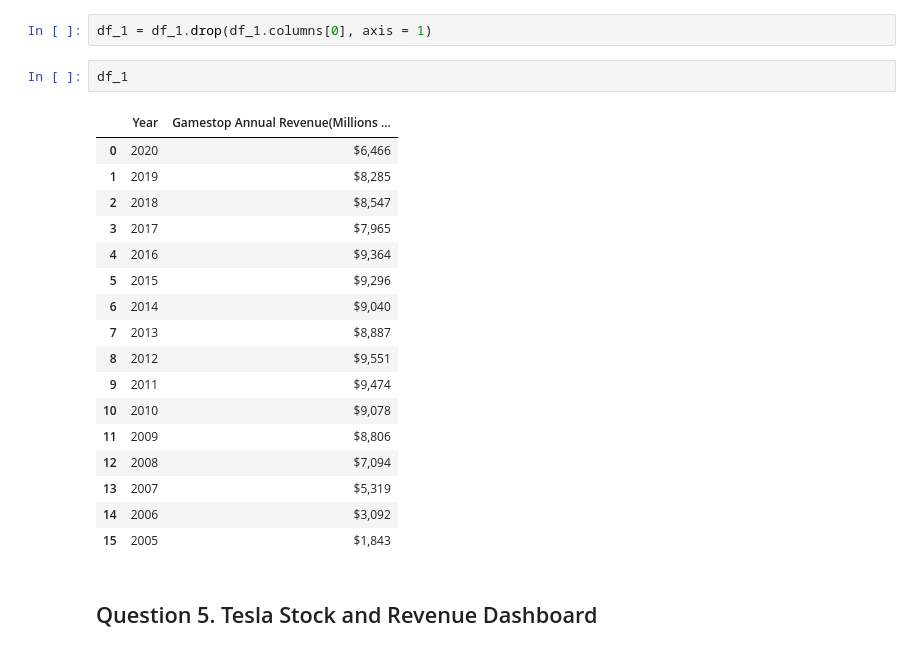
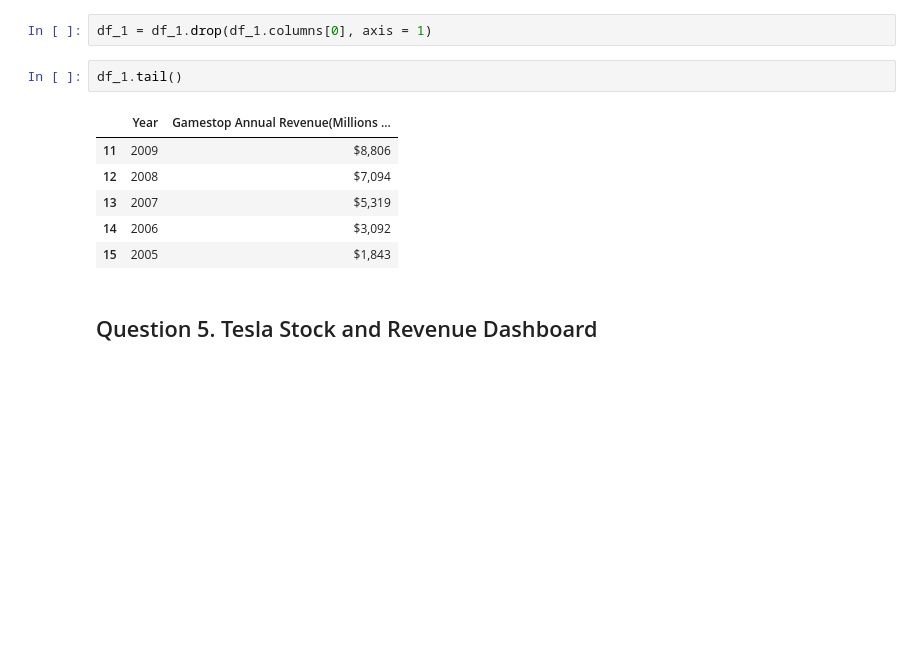
Before and after one commit to Younjung92/Capston-Project, a Jupyter notebook: Python_Project_for_Data_Science/Assignment.ipynb, the cells around one changed output. Drawn from its saved outputs; the diff is of its cells as text; blank space fills up the shorter version.

```diff
--- a/Python_Project_for_Data_Science/Assignment.ipynb
+++ b/Python_Project_for_Data_Science/Assignment.ipynb
@@ -309,20 +309,9 @@ df_1.shape
 # %%
 df_1 = df_1.drop(df_1.columns[0], axis = 1)
 # %%
-df_1
+df_1.tail()
 # %% [output]
 |  | Year | Gamestop Annual Revenue(Millions ... |
-| 0 | 2020 | $6,466 |
-| 1 | 2019 | $8,285 |
-| 2 | 2018 | $8,547 |
-| 3 | 2017 | $7,965 |
-| 4 | 2016 | $9,364 |
-| 5 | 2015 | $9,296 |
-| 6 | 2014 | $9,040 |
-| 7 | 2013 | $8,887 |
-| 8 | 2012 | $9,551 |
-| 9 | 2011 | $9,474 |
-| 10 | 2010 | $9,078 |
 | 11 | 2009 | $8,806 |
 | 12 | 2008 | $7,094 |
 | 13 | 2007 | $5,319 |
```
Also changed, not shown: parts of 5 cells of this notebook.
